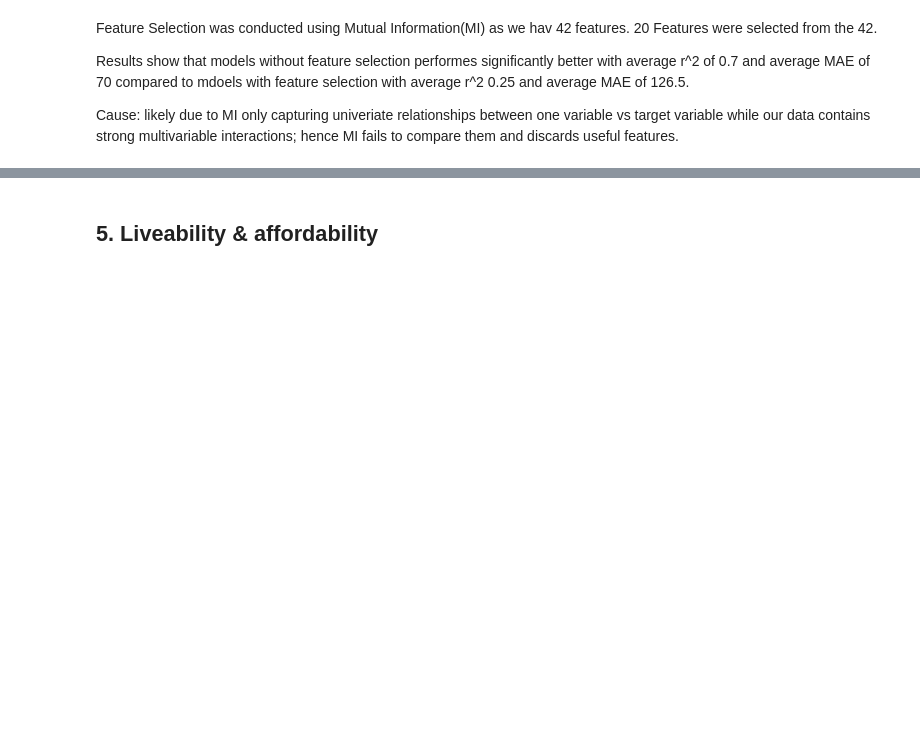
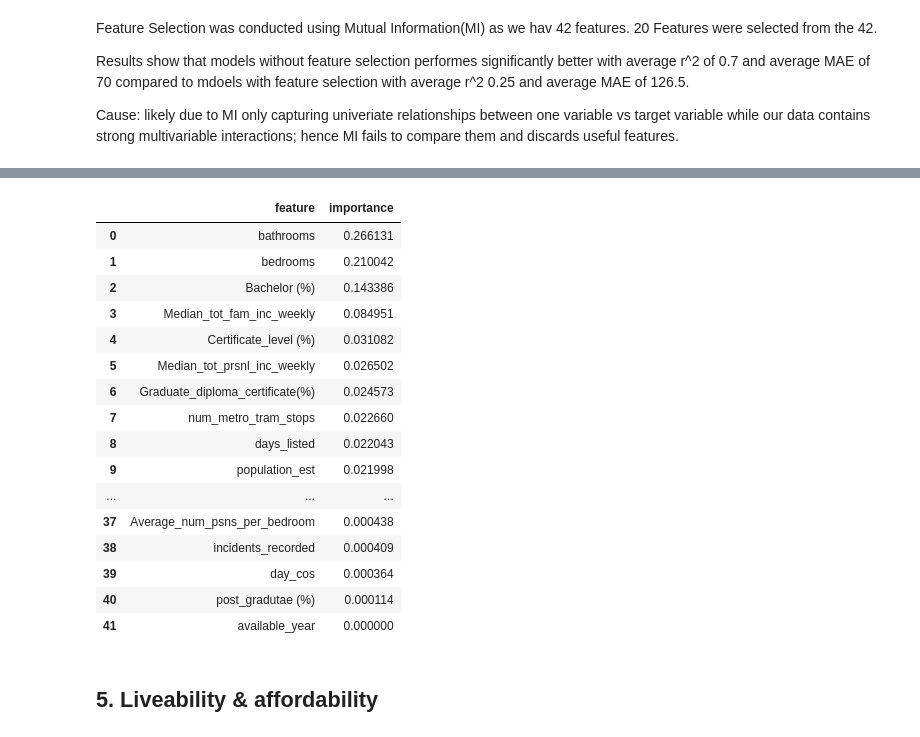
Before and after one commit to bicicow03/Group-Project-Real-Estate-Industry-Analysis, a Jupyter notebook: notebooks/summary_notebook.ipynb, the cells around one changed output, grey strips where cells are left out. Saved outputs shown, nothing was run; the diff lists cells and outputs as text; code cells hidden in the pictures; blank space fills up the shorter version.

```diff
--- a/notebooks/summary_notebook.ipynb
+++ b/notebooks/summary_notebook.ipynb
@@ -200,3 +224,24 @@ X_selection
+# %%
+gxboost_feature_importance = pd.read_csv("../data/outputs/gxboost_importance_features.csv")
+gxboost_feature_importance
+# %% [output]
+|  | feature | importance |
+| 0 | bathrooms | 0.266131 |
+| 1 | bedrooms | 0.210042 |
+| 2 | Bachelor (%) | 0.143386 |
+| 3 | Median_tot_fam_inc_weekly | 0.084951 |
+| 4 | Certificate_level (%) | 0.031082 |
+| 5 | Median_tot_prsnl_inc_weekly | 0.026502 |
+| 6 | Graduate_diploma_certificate(%) | 0.024573 |
+| 7 | num_metro_tram_stops | 0.022660 |
+| 8 | days_listed | 0.022043 |
+| 9 | population_est | 0.021998 |
+| ... | ... | ... |
+| 37 | Average_num_psns_per_bedroom | 0.000438 |
+| 38 | incidents_recorded | 0.000409 |
+| 39 | day_cos | 0.000364 |
+| 40 | post_gradutae (%) | 0.000114 |
+| 41 | available_year | 0.000000 |
 # %% [markdown]
 ## 5. Liveability & affordability
 # %% [markdown]
```
Also changed, not shown: parts of 3 cells of this notebook, 3 other files.
